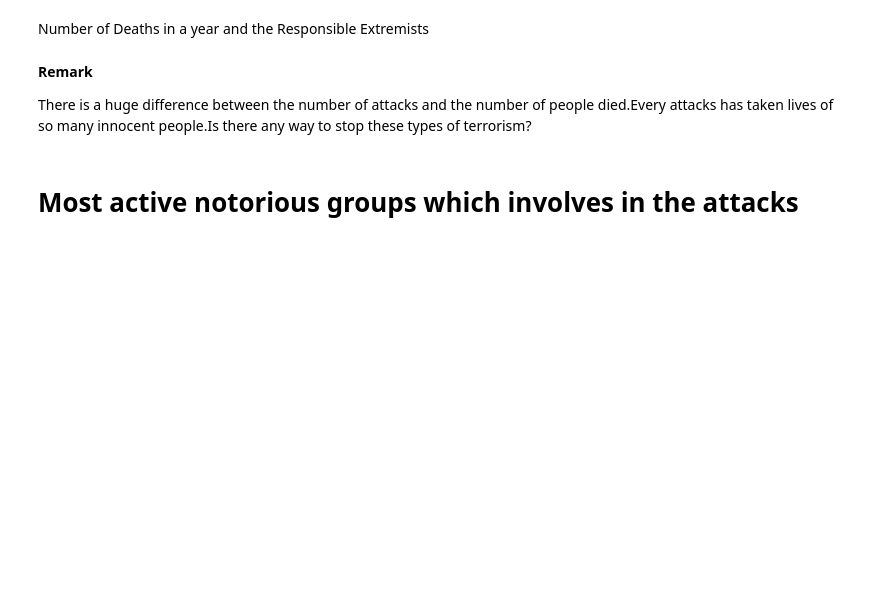
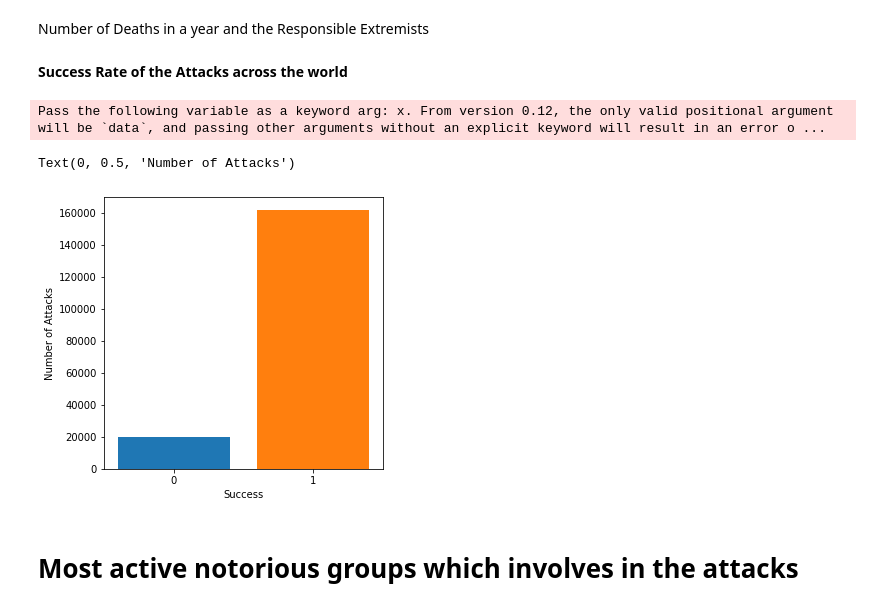
Before and after one commit to rohitrv8922/global-terrorism-analysis, a Jupyter notebook: Rohit_Verma_(_Global_Terrorism_Analysis_EDA_Capstone_Project).ipynb, the cells around one changed output. Drawn from its saved outputs; the diff is of its cells as text; code cells hidden in the pictures; blank space fills up the shorter version.

```diff
--- a/Rohit_Verma_(_Global_Terrorism_Analysis_EDA_Capstone_Project).ipynb
+++ b/Rohit_Verma_(_Global_Terrorism_Analysis_EDA_Capstone_Project).ipynb
@@ -279,7 +298,13 @@ fig.show()
-# %% [markdown]
-**Remark**
-
-There is a huge difference between the number of attacks and the number of people died.Every attacks has taken lives of so many innocent people.Is there any way to stop these types of terrorism?
+# %% [markdown]
+**Success Rate of the Attacks across the world**
+# %%
+mat.subplots(figsize=(5,5))
+sns.countplot(df.Success,saturation=1)
+mat.ylabel('Number of Attacks')
+# %% [output]
+Pass the following variable as a keyword arg: x. From version 0.12, the only valid positional argument will be `data`, and passing other arguments without an explicit keyword will result in an error o ...
+Text(0, 0.5, 'Number of Attacks')
+[figure, added]
 # %% [markdown]
 # Most active notorious groups which involves in the attacks
 # %%
```
Also changed, not shown: parts of 10 cells of this notebook.
